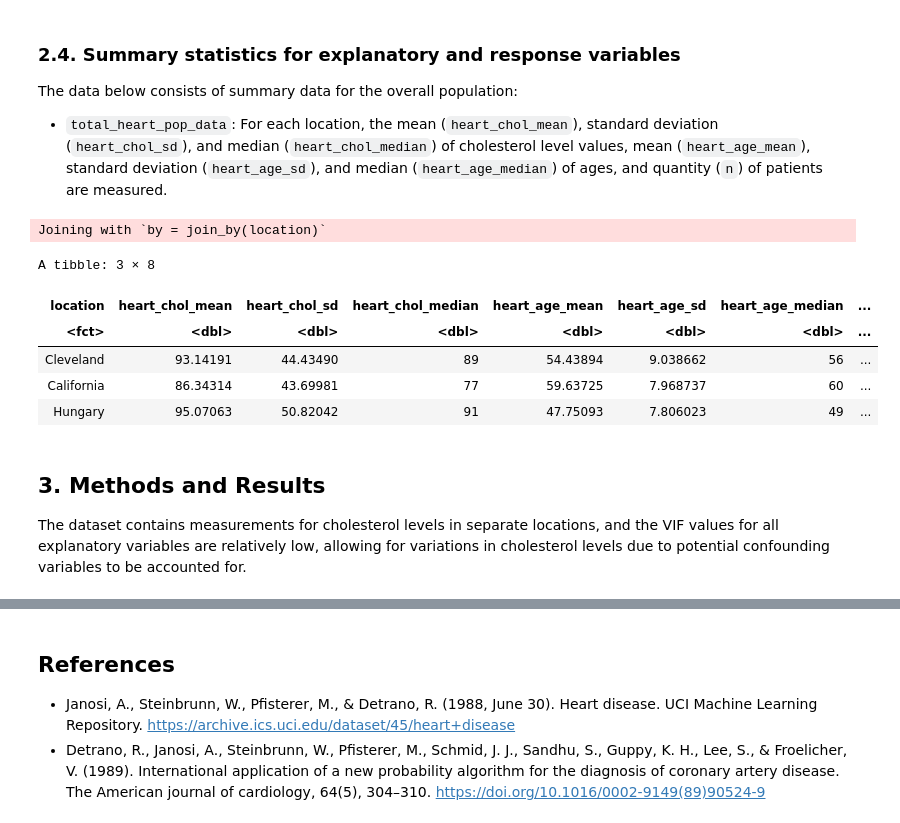
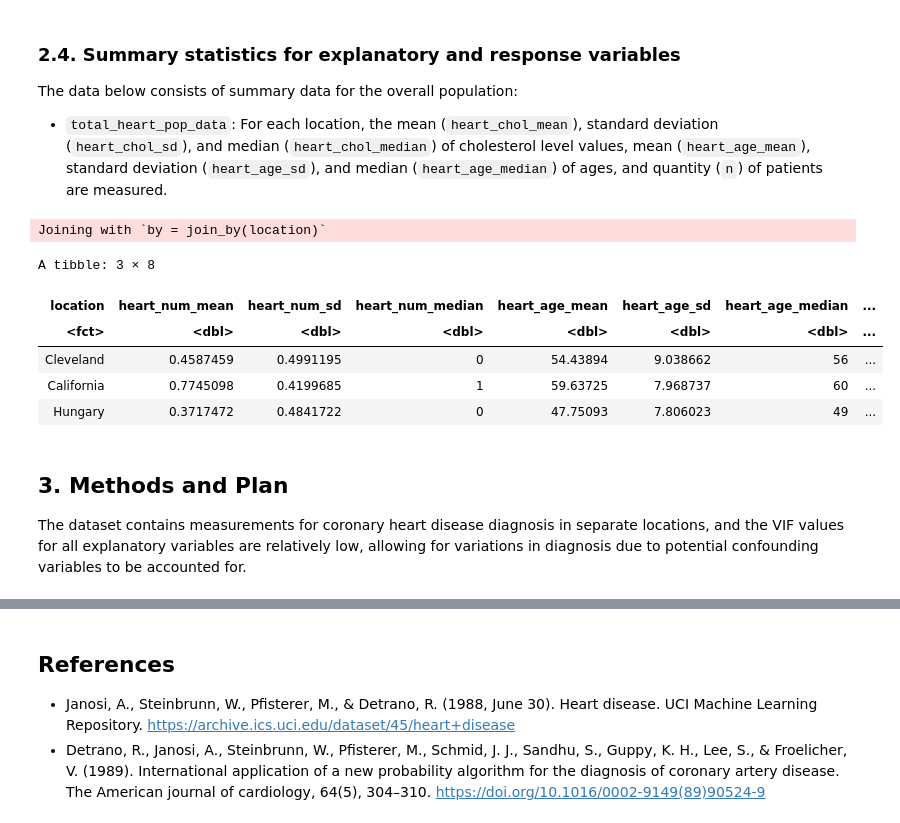
Before and after one commit to Nick-2003/STAT-301-Group_4-Project, a Jupyter notebook: STAT_301_Group_4_Assignment_3_(Nicholas_Tam).ipynb, the cells around one changed output, grey strips where cells are left out. Saved outputs shown, nothing was run; the diff lists cells and outputs as text; code cells hidden in the pictures.

```diff
--- a/STAT_301_Group_4_Assignment_3_(Nicholas_Tam).ipynb
+++ b/STAT_301_Group_4_Assignment_3_(Nicholas_Tam).ipynb
@@ -125,7 +128,7 @@ total_heart <- rbind(Cleveland_heart, Hungary_heart, Switzerland_heart, Californ
     select(location, age, sex, cp, trestbps, chol, restecg, thalach, exang, num) %>%
     filter(!(location == '?' | age == '?' | sex == '?' | cp == '?' | trestbps == '?' | trestbps == '0' | chol == '?' | chol == '0' | restecg == '?' | thalach == '?' | num == '?')) %>%
     mutate(num = ifelse(num >= 1, 1, num))  %>%
-    transform(sex = as.character(as.factor(sex)), cp = as.character(as.factor(cp)), trestbps = as.double(as.factor(trestbps)), chol = as.double(as.factor(chol)), thalach = as.double(as.factor(thalach)), num = as.character(as.factor(num)))
+    transform(sex = as.character(as.factor(sex)), cp = as.character(as.factor(cp)), trestbps = as.double(as.factor(trestbps)), chol = as.double(as.factor(chol)), thalach = as.double(as.factor(thalach)))
 # %>%
 total_heart$location <- factor(total_heart$location) %>%
     relevel(total_heart$location, ref = "Cleveland")
@@ -201,32 +205,32 @@ The data below consists of summary data for the overall population:
 # %%
 # Count number of each combination of year and location
 countPatients <- total_heart %>%
     group_by(location) %>%
     tally()
 
 # Obtaining point estimates for each combination of location and year
 total_heart_pop_data <- total_heart %>%
     group_by(location) %>%
     summarize(
-        heart_chol_mean = mean(chol),
-        heart_chol_sd = sd(chol),
-        heart_chol_median = median(chol),
+        heart_num_mean = mean(num),
+        heart_num_sd = sd(num),
+        heart_num_median = median(num),
         heart_age_mean = mean(age),
         heart_age_sd = sd(age),
         heart_age_median = median(age)
     ) %>%
     inner_join(countPatients)
 total_heart_pop_data
 # %% [output]
 Joining with `by = join_by(location)`
 A tibble: 3 × 8
-| location | heart_chol_mean | heart_chol_sd | heart_chol_median | heart_age_mean | heart_age_sd | heart_age_median | ... |
+| location | heart_num_mean | heart_num_sd | heart_num_median | heart_age_mean | heart_age_sd | heart_age_median | ... |
 | <fct> | <dbl> | <dbl> | <dbl> | <dbl> | <dbl> | <dbl> | ... |
-| Cleveland | 93.14191 | 44.43490 | 89 | 54.43894 | 9.038662 | 56 | ... |
-| California | 86.34314 | 43.69981 | 77 | 59.63725 | 7.968737 | 60 | ... |
-| Hungary | 95.07063 | 50.82042 | 91 | 47.75093 | 7.806023 | 49 | ... |
+| Cleveland | 0.4587459 | 0.4991195 | 0 | 54.43894 | 9.038662 | 56 | ... |
+| California | 0.7745098 | 0.4199685 | 1 | 59.63725 | 7.968737 | 60 | ... |
+| Hungary | 0.3717472 | 0.4841722 | 0 | 47.75093 | 7.806023 | 49 | ... |
 # %% [markdown]
-## 3. Methods and Results
+## 3. Methods and Plan
 
-The dataset contains measurements for cholesterol levels in separate locations, and the VIF values for all explanatory variables are relatively low, allowing for variations in cholesterol levels due to potential confounding variables to be accounted for.
+The dataset contains measurements for coronary heart disease diagnosis in separate locations, and the VIF values for all explanatory variables are relatively low, allowing for variations in diagnosis due to potential confounding variables to be accounted for.
 # %% [markdown]
```
Also changed, not shown: parts of 11 cells of this notebook, 1 other file.
